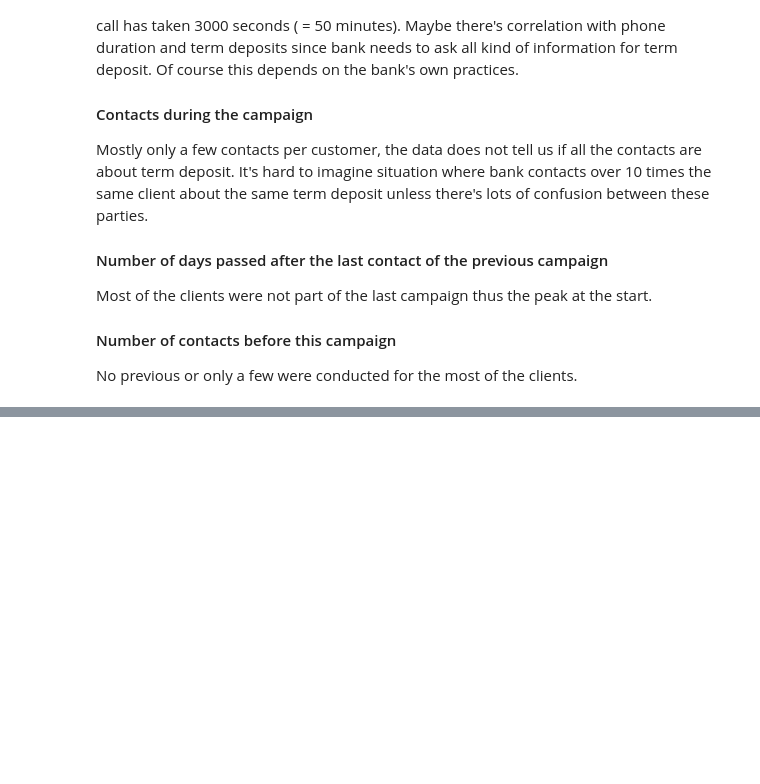
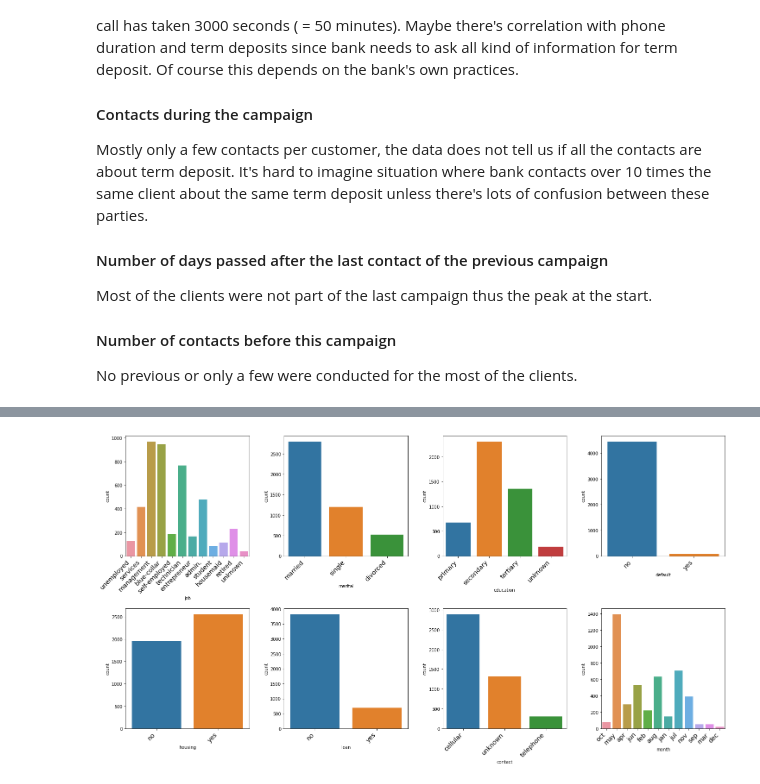
Before and after one commit to laaksonel/machine-learning, a Jupyter notebook: bank_marketing_decision_trees.ipynb, the cells around one changed output, grey strips where cells are left out. Cells and saved outputs as stored; diff of their text form; code cells hidden in the pictures; blank space fills up the shorter version.

```diff
--- a/bank_marketing_decision_trees.ipynb
+++ b/bank_marketing_decision_trees.ipynb
@@ -111,0 +122,3 @@ No previous or only a few were conducted for the most of the clients.
+# %%
+categoricals = df.select_dtypes(['object'])
+categoricals.head()
@@ -111,0 +132,20 @@ No previous or only a few were conducted for the most of the clients.
+# %%
+def plot_categorical(ax, data, feature):
+  plot = sns.countplot(data=data, x=feature, ax=ax)
+
+  plot.set_xticklabels(
+    plot.get_xticklabels(),
+    rotation=45,
+    horizontalalignment='right',
+    fontweight='light',
+    fontsize='x-large'
+  )
+# %%
+count = len(categoricals.columns)
+fig, axes = plt.subplots(int(count / 4), 4, figsize=(20,10))
+fig.tight_layout(w_pad=5.0, h_pad=10.0)
+
+for ax, c in zip(axes.ravel(), categoricals):
+  plot_categorical(ax, df, c)
+# %% [output]
+[figure, added]
```
Also changed, not shown: parts of 5 cells of this notebook.
